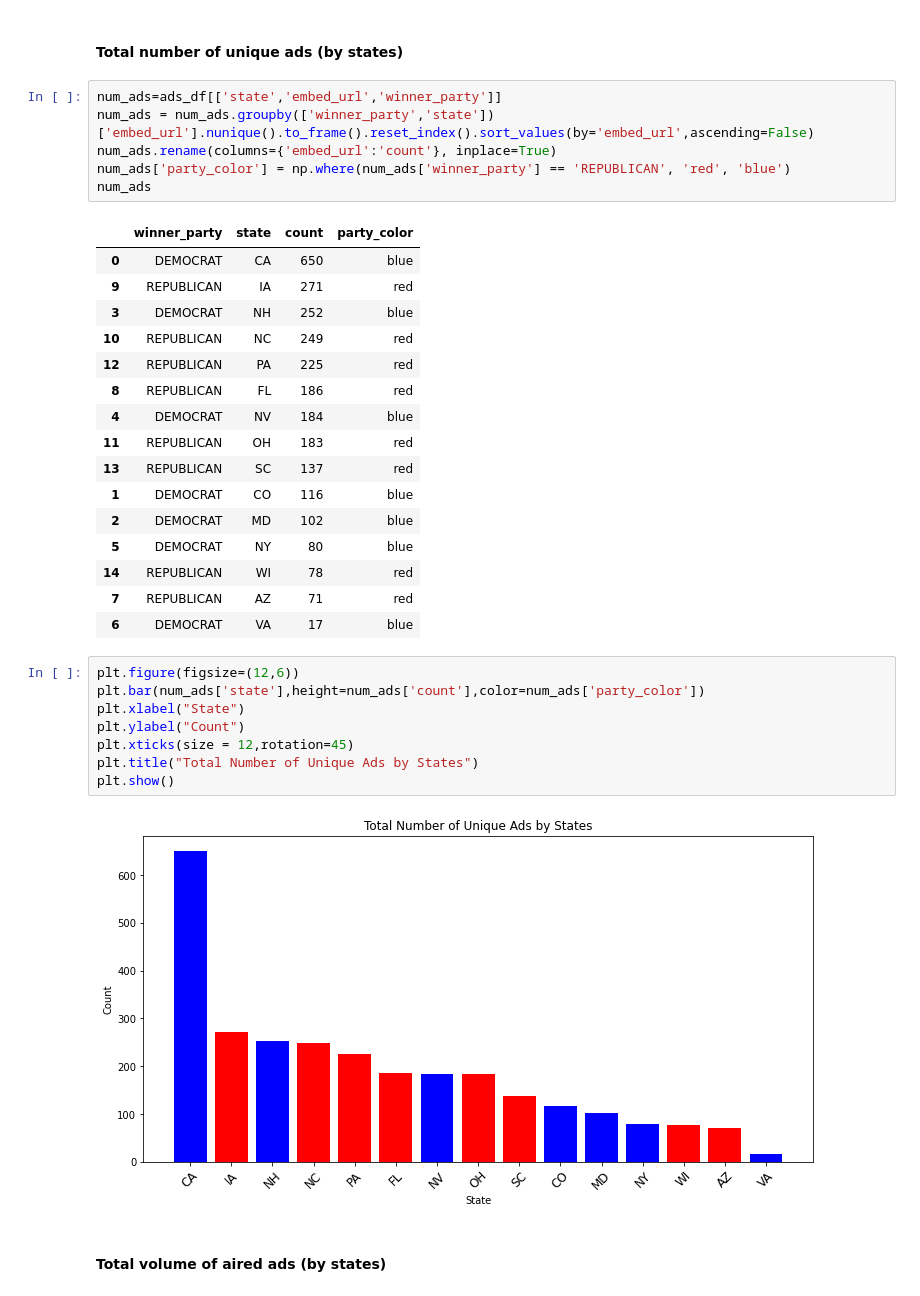
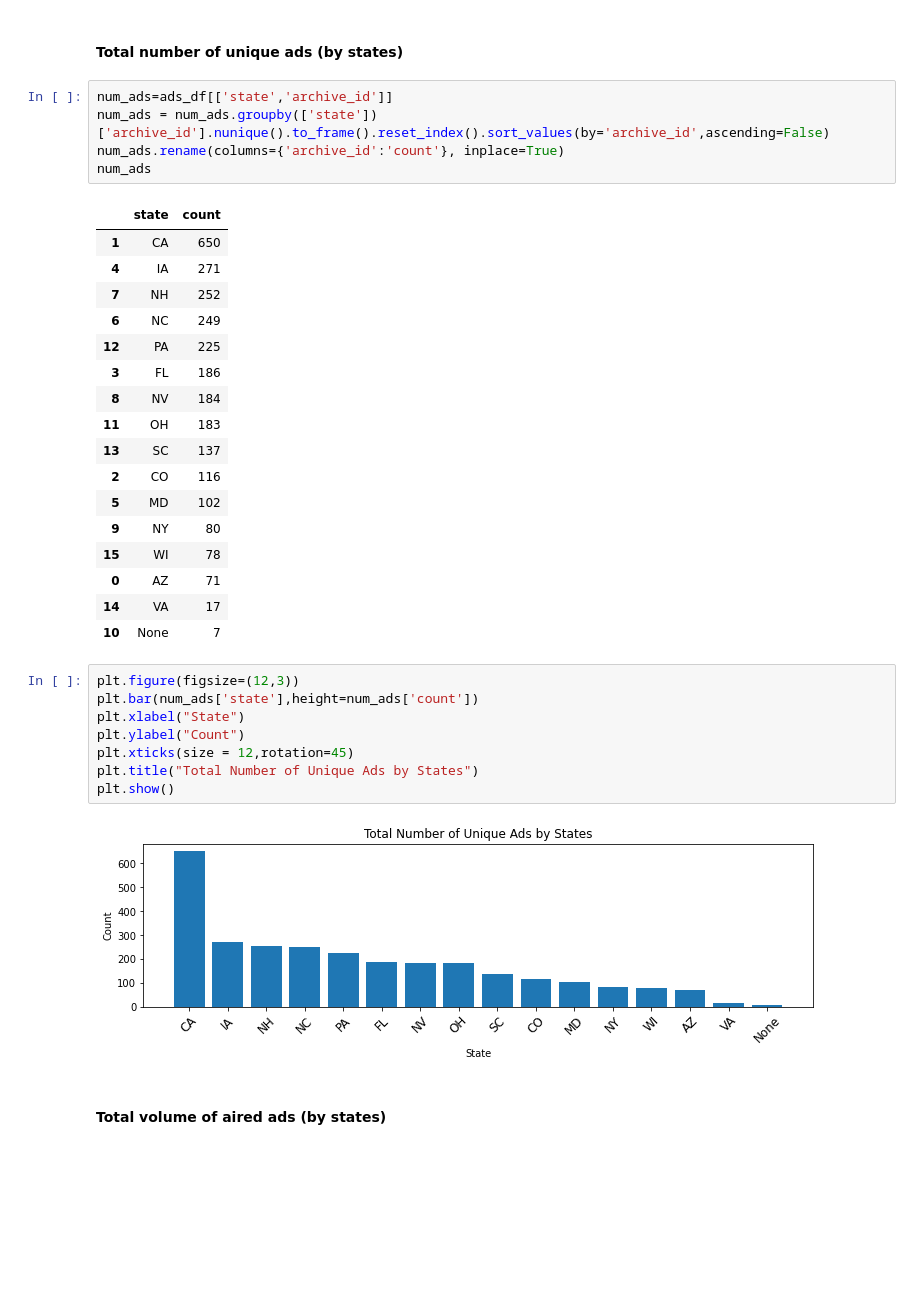
Before and after one commit to phoebeyueh/200_presidential_campaign_analysis, a Jupyter notebook: phoebe_datavis.ipynb, the cells around one changed output. Drawn from its saved outputs; the diff is of its cells as text; blank space fills up the shorter version.

```diff
--- a/phoebe_datavis.ipynb
+++ b/phoebe_datavis.ipynb
@@ -28,38 +26,38 @@ ads_df.head(10)
 # %% [markdown]
 #### Total number of unique ads (by states)
 # %%
-num_ads=ads_df[['state','embed_url','winner_party']]
-num_ads = num_ads.groupby(['winner_party','state'])['embed_url'].nunique().to_frame().reset_index().sort_values(by='embed_url',ascending=False)
-num_ads.rename(columns={'embed_url':'count'}, inplace=True)
-num_ads['party_color'] = np.where(num_ads['winner_party'] == 'REPUBLICAN', 'red', 'blue')
+num_ads=ads_df[['state','archive_id']]
+num_ads = num_ads.groupby(['state'])['archive_id'].nunique().to_frame().reset_index().sort_values(by='archive_id',ascending=False)
+num_ads.rename(columns={'archive_id':'count'}, inplace=True)
 num_ads
 # %% [output]
-|  | winner_party | state | count | party_color |
-| 0 | DEMOCRAT | CA | 650 | blue |
-| 9 | REPUBLICAN | IA | 271 | red |
-| 3 | DEMOCRAT | NH | 252 | blue |
-| 10 | REPUBLICAN | NC | 249 | red |
-| 12 | REPUBLICAN | PA | 225 | red |
-| 8 | REPUBLICAN | FL | 186 | red |
-| 4 | DEMOCRAT | NV | 184 | blue |
-| 11 | REPUBLICAN | OH | 183 | red |
-| 13 | REPUBLICAN | SC | 137 | red |
-| 1 | DEMOCRAT | CO | 116 | blue |
-| 2 | DEMOCRAT | MD | 102 | blue |
-| 5 | DEMOCRAT | NY | 80 | blue |
-| 14 | REPUBLICAN | WI | 78 | red |
-| 7 | REPUBLICAN | AZ | 71 | red |
-| 6 | DEMOCRAT | VA | 17 | blue |
+|  | state | count |
+| 1 | CA | 650 |
+| 4 | IA | 271 |
+| 7 | NH | 252 |
+| 6 | NC | 249 |
+| 12 | PA | 225 |
+| 3 | FL | 186 |
+| 8 | NV | 184 |
+| 11 | OH | 183 |
+| 13 | SC | 137 |
+| 2 | CO | 116 |
+| 5 | MD | 102 |
+| 9 | NY | 80 |
+| 15 | WI | 78 |
+| 0 | AZ | 71 |
+| 14 | VA | 17 |
+| 10 | None | 7 |
 # %%
-plt.figure(figsize=(12,6))
-plt.bar(num_ads['state'],height=num_ads['count'],color=num_ads['party_color'])
+plt.figure(figsize=(12,3))
+plt.bar(num_ads['state'],height=num_ads['count'])
 plt.xlabel("State")
 plt.ylabel("Count")
 plt.xticks(size = 12,rotation=45)
 plt.title("Total Number of Unique Ads by States")
 plt.show()
 # %% [output]
-[figure, old version]
+[figure, new version]
 # %% [markdown]
 #### Total volume of aired ads (by states)
 # %%
```
Also changed, not shown: parts of 14 cells of this notebook.
